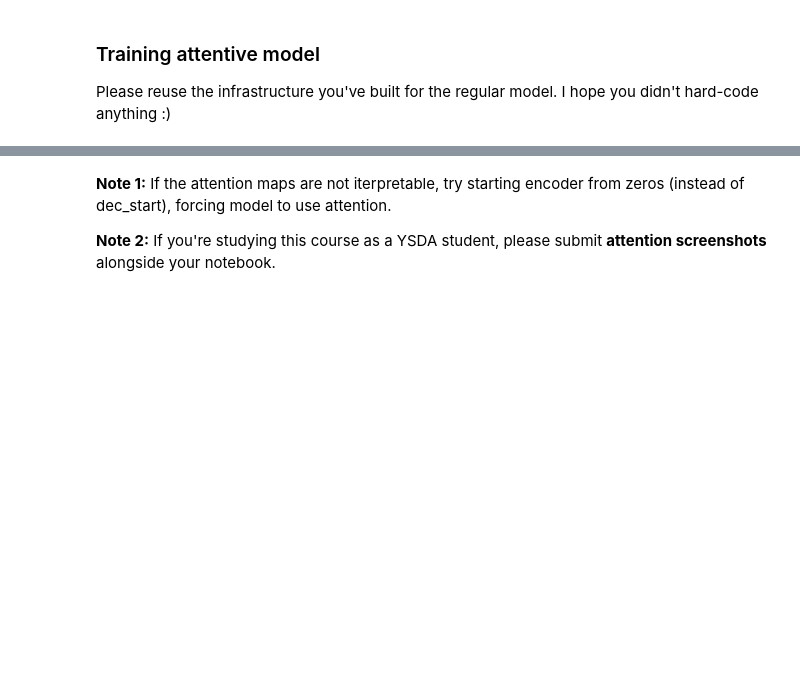
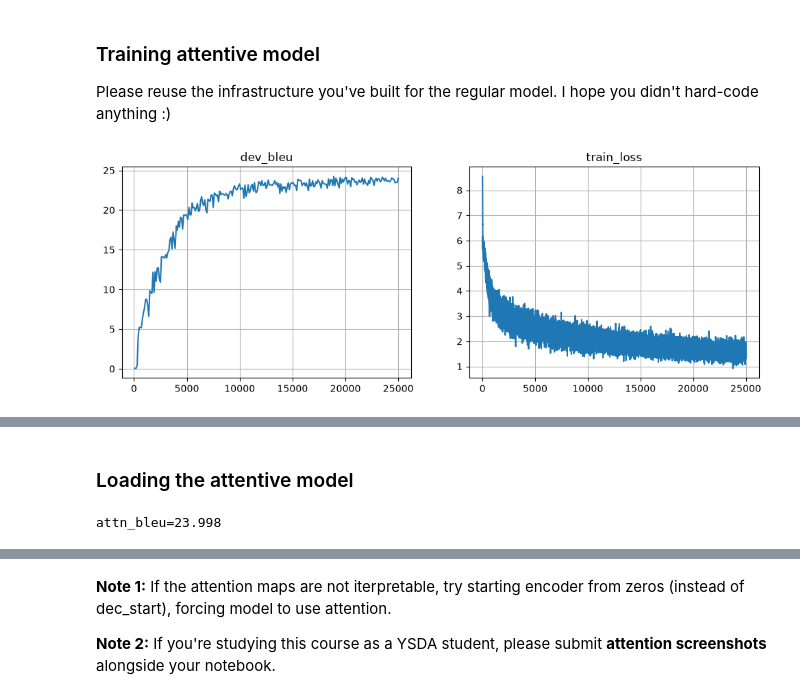
Before and after one commit to AjnoEO/ysda_nlp_course, a Jupyter notebook: week03_attention/new_practice_and_homework.ipynb, the cells around one changed output, grey strips where cells are left out. Cells and saved outputs as stored; diff of their text form; code cells hidden in the pictures; blank space fills up the shorter version.

```diff
--- a/week03_attention/new_practice_and_homework.ipynb
+++ b/week03_attention/new_practice_and_homework.ipynb
@@ -251,7 +251,7 @@ class BasicModel(nn.Module):
 
         return torch.stack(outputs, dim=1), all_states
 
-    def translate_lines(self, inp_lines, **kwargs):
+    def translate_lines(self, inp_lines, **kwargs) -> tuple[list[str], list[list[torch.Tensor]]]:
         inp = self.inp_voc.to_matrix(inp_lines).to(device)
         initial_state = self.encode(inp)
         out_ids, states = self.decode_inference(initial_state, **kwargs)
@@ -372,9 +372,7 @@ Training encoder-decoder models isn't that different from any other models: samp
 # %%
 from IPython.display import clear_output
 from tqdm import tqdm, trange
-metrics = {'train_loss': [], 'dev_bleu': [] }
 
 model = BasicModel(inp_voc, out_voc).to(device)
 opt = torch.optim.Adam(model.parameters(), lr=1e-3)
-batch_size = 32
 # %%
@@ -536,8 +543,10 @@ class AttentiveModel(BasicModel):
     def __init__(self, name, inp_voc: Vocab, out_voc: Vocab,
                  emb_size=64, hid_size=128, attn_size=128):
         """ Translation model that uses attention. See instructions above. """
-        nn.Module.__init__(self)  # initialize base class to track sub-layers, trainable variables, etc.
+        # nn.Module.__init__(self)  # initialize base class to track sub-layers, trainable variables, etc.
         super().__init__(inp_voc, out_voc, emb_size, hid_size)
+
+        self.dec0 = nn.GRUCell(emb_size + attn_size, hid_size)
 
         self.attention = DotProductAttentionLayer(name, hid_size, hid_size, attn_size)
 
@@ -560,14 +569,14 @@ class AttentiveModel(BasicModel):
         init_dec_state = self.dec_start(last_state)
 
         # apply attention layer from initial decoder hidden state
-        first_attn_probas = self.attention.forward(enc_seq, init_dec_state)
+        _, first_probas = self.attention.forward(enc_seq, init_dec_state, enc_mask)
 
         # Build first state: include
         # * initial states for decoder recurrent layers
         # * encoder sequence and encoder attn mask (for attention)
         # * make sure that last state item is attention probabilities tensor
 
-        first_state = [init_dec_state, enc_seq, enc_mask, first_attn_probas]
+        first_state = [init_dec_state, enc_seq, enc_mask, first_probas]
         return first_state
 
     def decode_step(self, prev_state, prev_tokens, **flags):
@@ -577,12 +586,12 @@ class AttentiveModel(BasicModel):
         :param prev_tokens: previous output tokens, an int vector of [batch_size]
         :return: a list of next decoder state tensors, a tensor of logits [batch, n_tokens]
         """
-        prev_dec_state, enc_seq, enc_mask, prev_attn_probas = prev_state
+        prev_dec_state, enc_seq, enc_mask, _ = prev_state
 
         attn, probs = self.attention.forward(enc_seq, prev_dec_state, enc_mask)
         prev_emb = self.emb_out.forward(prev_tokens)
         dec_input = torch.cat([prev_emb, attn], dim=-1)
-        new_dec_state = self.dec0(dec_input, prev_dec_state)
+        new_dec_state = self.dec0.forward(dec_input, prev_dec_state)
         output_logits = self.logits(new_dec_state)
 
         new_state = [new_dec_state, enc_seq, enc_mask, probs]
@@ -599,0 +603,11 @@ Please reuse the infrastructure you've built for the regular model. I hope you d
+# %%
+from IPython.display import clear_output
+from tqdm import tqdm, trange
+metrics = {'train_loss': [], 'dev_bleu': [] }
+
+attn_model = AttentiveModel('attn_model', inp_voc, out_voc).to(device)
+opt = torch.optim.Adam(attn_model.parameters(), lr=1e-3)
+# %%
+metrics = training_loop(attn_model, opt)
+# %% [output]
+[figure, added]
@@ -600,3 +617,11 @@ Please reuse the infrastructure you've built for the regular model. I hope you d
+# %% [markdown]
+### Loading the attentive model
+# %%
+attn_model.load_state_dict(torch.load(DATA_DIR / "attn.pth"))
+attn_bleu = compute_bleu(attn_model, dev_inp, dev_out)
+print(f"{attn_bleu=:.3f}")
+# %% [output]
+attn_bleu=23.998
 # %% [markdown]
 ### Visualizing model attention (2 points)
 
```
Also changed, not shown: parts of 17 cells of this notebook.
